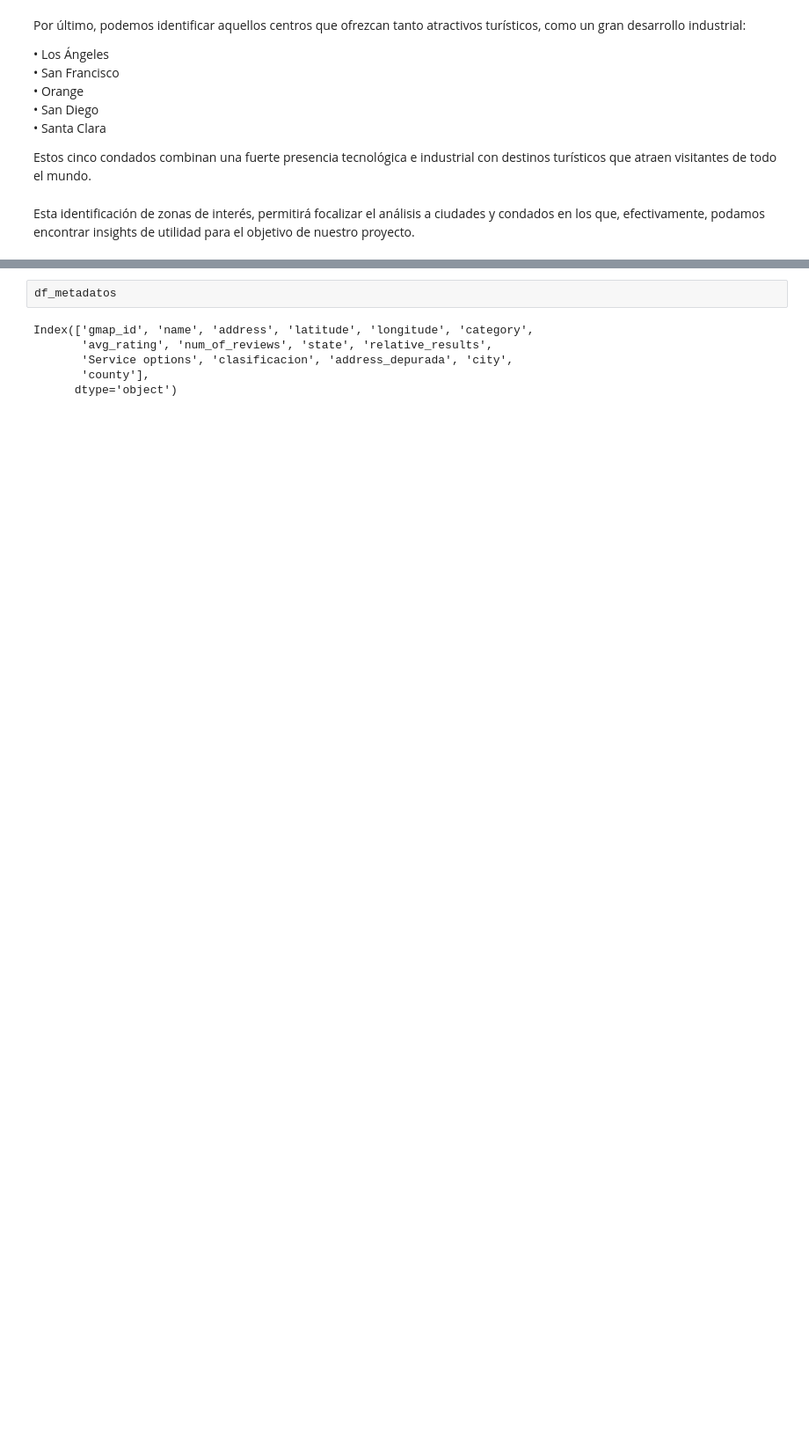
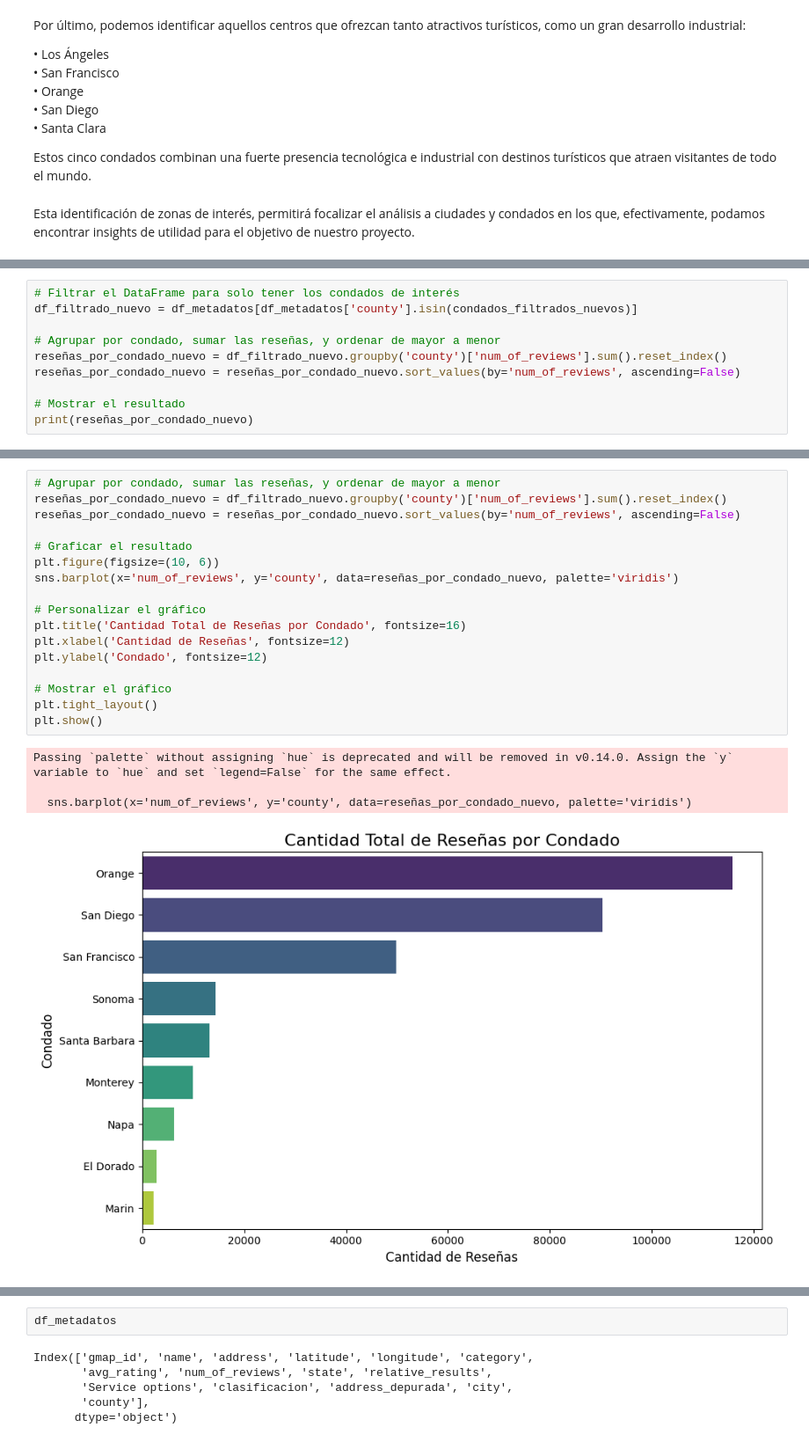
Before and after one commit to gastorellano/epicurean_project, a Jupyter notebook: Data Analytics/EDA muestra.ipynb, the cells around one changed output, grey strips where cells are left out. Shown at 88% size. Drawn from its saved outputs; the diff is of its cells as text; blank space fills up the shorter version.

```diff
--- a/Data Analytics/EDA muestra.ipynb
+++ b/Data Analytics/EDA muestra.ipynb
@@ -669,0 +798,10 @@ Esta identificación de zonas de interés, permitirá focalizar el análisis a c
+# %%
+# Filtrar el DataFrame para solo tener los condados de interés
+df_filtrado_nuevo = df_metadatos[df_metadatos['county'].isin(condados_filtrados_nuevos)]
+
+# Agrupar por condado, sumar las reseñas, y ordenar de mayor a menor
+reseñas_por_condado_nuevo = df_filtrado_nuevo.groupby('county')['num_of_reviews'].sum().reset_index()
+reseñas_por_condado_nuevo = reseñas_por_condado_nuevo.sort_values(by='num_of_reviews', ascending=False)
+
+# Mostrar el resultado
+print(reseñas_por_condado_nuevo)
@@ -669,0 +819,22 @@ Esta identificación de zonas de interés, permitirá focalizar el análisis a c
+# %%
+# Agrupar por condado, sumar las reseñas, y ordenar de mayor a menor
+reseñas_por_condado_nuevo = df_filtrado_nuevo.groupby('county')['num_of_reviews'].sum().reset_index()
+reseñas_por_condado_nuevo = reseñas_por_condado_nuevo.sort_values(by='num_of_reviews', ascending=False)
+
+# Graficar el resultado
+plt.figure(figsize=(10, 6))
+sns.barplot(x='num_of_reviews', y='county', data=reseñas_por_condado_nuevo, palette='viridis')
+
+# Personalizar el gráfico
+plt.title('Cantidad Total de Reseñas por Condado', fontsize=16)
+plt.xlabel('Cantidad de Reseñas', fontsize=12)
+plt.ylabel('Condado', fontsize=12)
+
+# Mostrar el gráfico
+plt.tight_layout()
+plt.show()
+# %% [output]
+Passing `palette` without assigning `hue` is deprecated and will be removed in v0.14.0. Assign the `y` variable to `hue` and set `legend=False` for the same effect.
+
+  sns.barplot(x='num_of_reviews', y='county', data=reseñas_por_condado_nuevo, palette='viridis')
+[figure, added]
```
Also changed, not shown: parts of 28 cells of this notebook.
